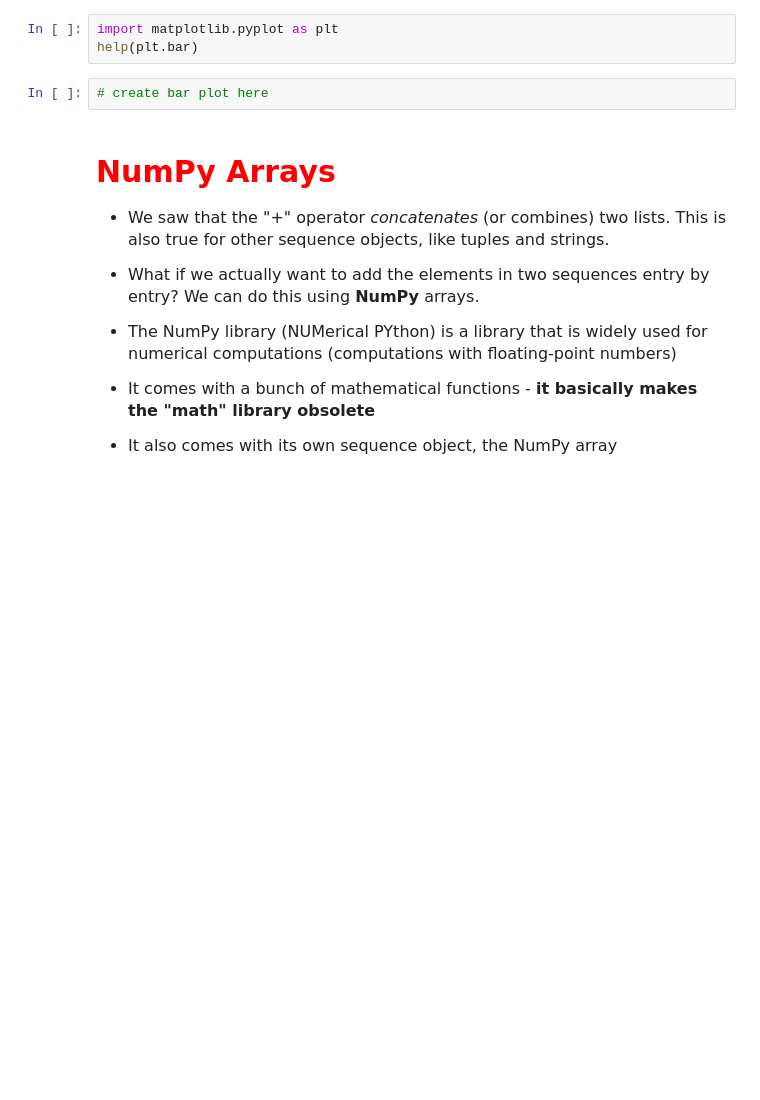
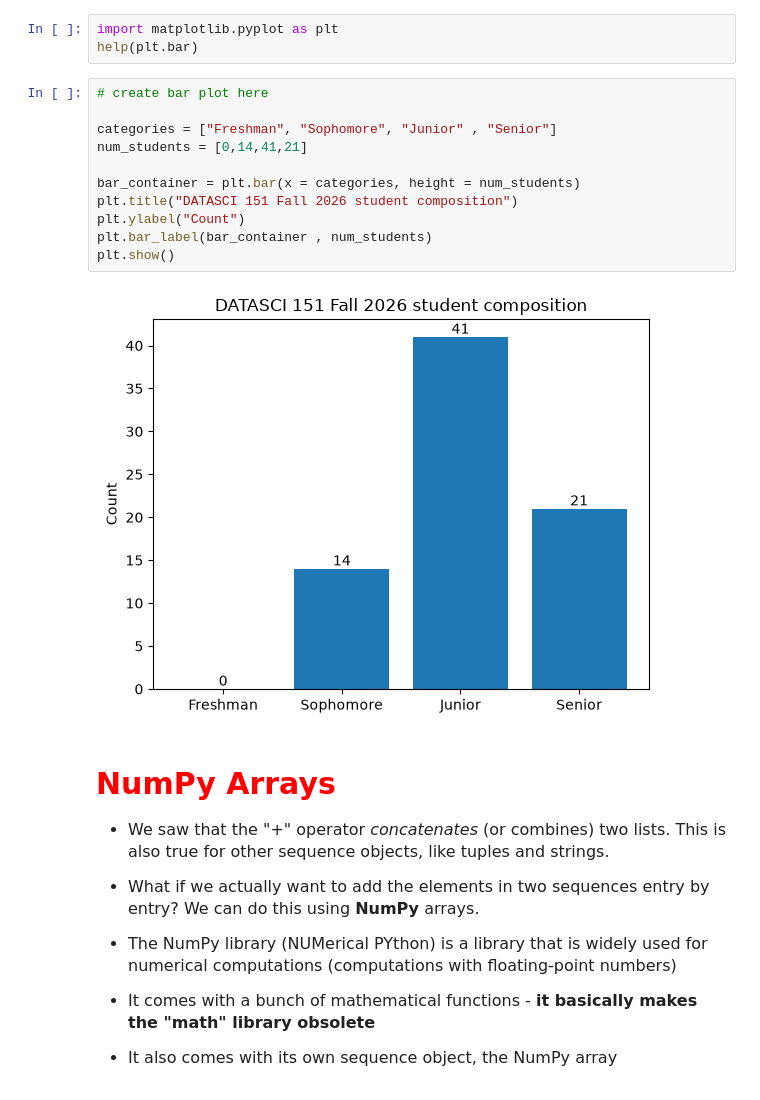
Before and after one commit to aashviagarwal/datasci151fall2026, a Jupyter notebook: lecture_04_other_sequence_objects/Lecture04 classnotes.ipynb, the cells around one changed output. Cells and saved outputs as stored; diff of their text form; blank space fills up the shorter version.

```diff
--- a/lecture_04_other_sequence_objects/Lecture04 classnotes.ipynb
+++ b/lecture_04_other_sequence_objects/Lecture04 classnotes.ipynb
@@ -211,6 +223,17 @@ import matplotlib.pyplot as plt
 help(plt.bar)
 # %%
 # create bar plot here
+
+categories = ["Freshman", "Sophomore", "Junior" , "Senior"]
+num_students = [0,14,41,21]
+
+bar_container = plt.bar(x = categories, height = num_students)
+plt.title("DATASCI 151 Fall 2026 student composition")
+plt.ylabel("Count")
+plt.bar_label(bar_container , num_students)
+plt.show()
+# %% [output]
+[figure, added]
 # %% [markdown]
 # <span style="color:red; font-size:30px"> NumPy Arrays</span>
 
```
Also changed, not shown: parts of 10 cells of this notebook.
